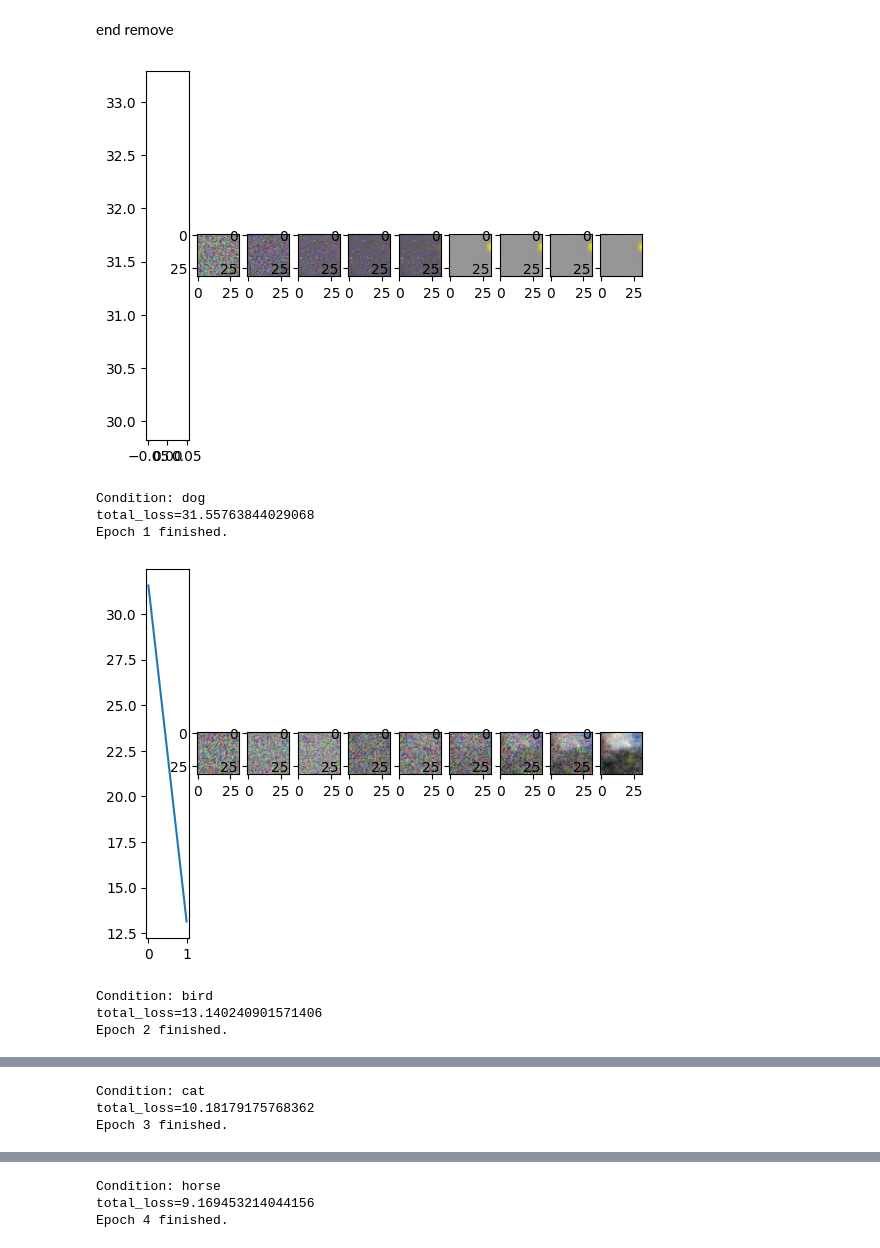
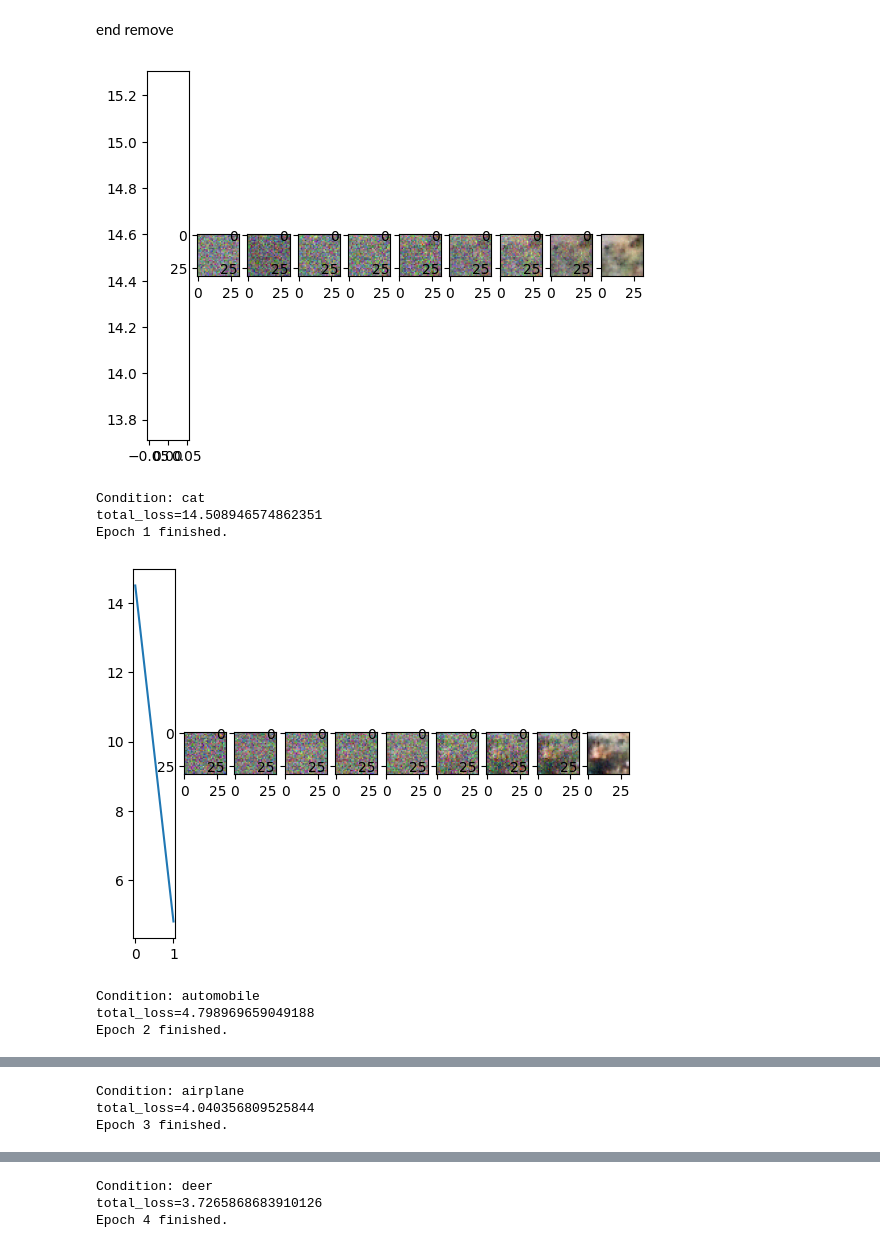
Before and after one commit to NMBridges/diffusion-pde-vit, a Jupyter notebook: vdm.ipynb, the cells around one changed output, grey strips where cells are left out. Drawn from its saved outputs; the diff is of its cells as text; code cells hidden in the pictures.

```diff
--- a/vdm.ipynb
+++ b/vdm.ipynb
@@ -36,9 +36,9 @@ else:
     d = load(f'models/{data_type.name}/model-dec.pkl', map_location=device)
 times = IntTensor(np.linspace(0, T, T+1, dtype=int)).to(device)
 # %%
-base_loss_fn = nn.L1Loss()
+base_loss_fn = nn.MSELoss()
 
-lr = 2e-4
+lr = 4e-4
 optimizer = optim.AdamW(d.parameters(), lr=lr)
 batch_size = 64
 epochs = 500 if training else 0
@@ -88,6 +88,8 @@ for epoch in range(epochs):
 
         inp = inp.to(device, dtype=tfloat)
         times_i = randint(1, T+1, (inp.shape[0],)).to(device)
+        if np.random.random() < 0.1:
+            label = None
 
         x_i, eps = e(inp, times_i) # x_{i}, eps_true ~ q(x_{i} | x_{0})
         pred_eps = d(x_i, times_i, label) # eps_theta_{i} ~ p(x_{i-1} | x_{i})
@@ -117,37 +119,37 @@ for epoch in range(epochs):
             traj, cond = sampling_traj(d, e.reparameterize(zeros(x_i[0:1,:,:,:].shape).to(device), ones(x_i[0:1,:,:,:].shape).to(device))[0], T, times, pick_random_label(data_type), num_images)
             for i in range(num_images):
                 plt.subplot(1, num_images+1, i+2)
                 if data_type == DataType.mnist:
                     show_img_from_tensor(traj[i][0])
                 elif data_type == DataType.heat_1d:
                     show_img_from_tensor(traj[i].moveaxis(1,3).reshape(1, x_i.shape[3], x_i.shape[1]))
                 elif data_type == DataType.images:
                     show_img_from_tensor(traj[i].moveaxis(1,3))
         else:
             traj, cond = sampling_traj(d, e.reparameterize(zeros(x_i[0:1,:,:,:,:].shape).to(device), ones(x_i[0:1,:,:,:,:].shape).to(device))[0], T, times, pick_random_label(data_type), num_images)
             for i in range(num_images):
                 plt.subplot(1, num_images+1, i+2)
                 if data_type == DataType.mnist:
                     show_img_from_tensor(traj[i][0,0])
                 elif data_type == DataType.heat_1d:
                     show_img_from_tensor(traj[i][0].moveaxis(1,3).reshape(1, x_i.shape[4], x_i.shape[2]))
                 elif data_type == DataType.heat_2d:
                     show_img_from_tensor(traj[i][0,0,-1].reshape(1, x_i.shape[4], x_i.shape[3]))
         plt.show()
 
     print(f"Condition: {get_label_name(data_type, cond.cpu().detach().numpy()[0])}\n{total_loss=}\nEpoch {epoch+1} finished.")
 
     save(e, f'models/{data_type.name}/model-enc.pkl')
     save(d, f'models/{data_type.name}/model-dec.pkl')
 
 save(e, f'models/{data_type.name}/model-enc-MAX-EPOCHS.pkl')
 save(d, f'models/{data_type.name}/model-dec-MAX-EPOCHS.pkl')
 # %% [output]
-[figure, old version]
+[figure, new version]
-Condition: dog
-total_loss=31.55763844029068
+Condition: cat
+total_loss=14.508946574862351
 Epoch 1 finished.
-[figure, old version]
+[figure, new version]
-Condition: bird
-total_loss=13.140240901571406
+Condition: automobile
+total_loss=4.798969659049188
 Epoch 2 finished.
@@ -155,3 +157,3 @@ Epoch 2 finished.
-Condition: cat
-total_loss=10.18179175768362
+Condition: airplane
+total_loss=4.040356809525844
 Epoch 3 finished.
@@ -159,3 +161,3 @@ Epoch 3 finished.
-Condition: horse
-total_loss=9.169453214044156
+Condition: deer
+total_loss=3.7265868683910126
 Epoch 4 finished.
```
Also changed, not shown: parts of 2 cells of this notebook, 2 other files.
